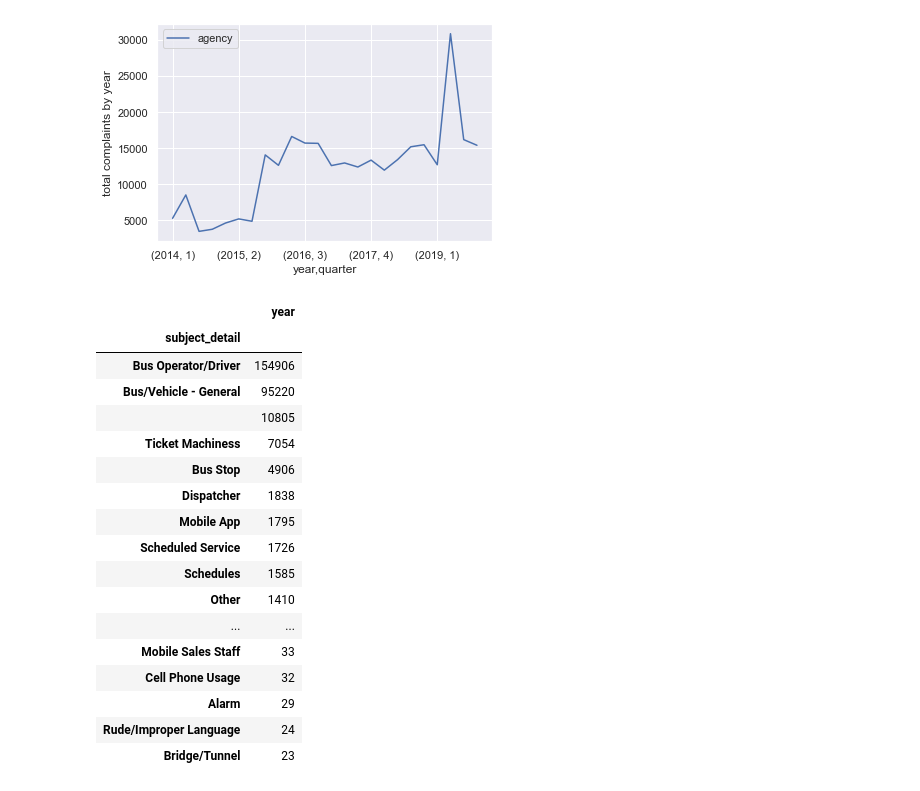
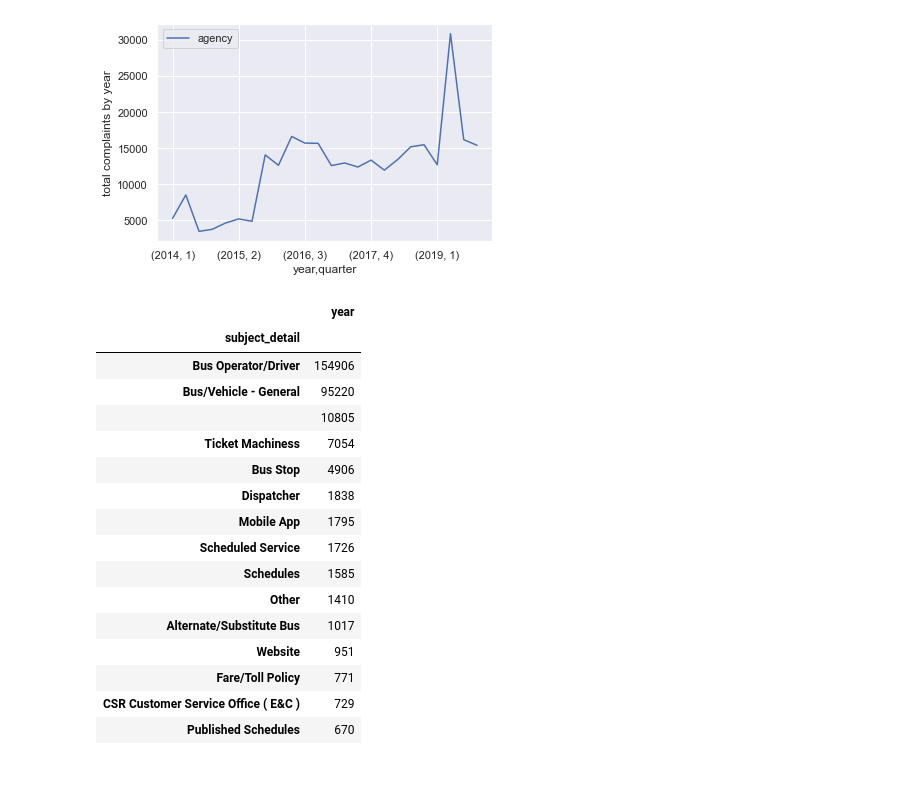
Before and after one commit to itzamnahuerta/mta_complaints, a Jupyter notebook: MTA_COMPLAINTS.ipynb, the cells around one changed output. Cells and saved outputs as stored; diff of their text form; code cells hidden in the pictures.

```diff
--- a/MTA_COMPLAINTS.ipynb
+++ b/MTA_COMPLAINTS.ipynb
@@ -535,26 +487,25 @@ plt.ylabel('total complaints by year');
 subject_detail_pv = pd.pivot_table(complaints_df,values="year", index='subject_detail', aggfunc='count')
 # %%
 subject_detail_pv = subject_detail_pv.sort_values('year', ascending=False)
-subject_detail_pv.head(55)
+subject_detail_pv.head(15)
 # %% [output]
 |  | year |
 | subject_detail |  |
 | Bus Operator/Driver | 154906 |
 | Bus/Vehicle - General | 95220 |
 |  | 10805 |
 | Ticket Machiness | 7054 |
 | Bus Stop | 4906 |
 | Dispatcher | 1838 |
 | Mobile App | 1795 |
 | Scheduled Service | 1726 |
 | Schedules | 1585 |
 | Other | 1410 |
-| ... | ... |
-| Mobile Sales Staff | 33 |
-| Cell Phone Usage | 32 |
-| Alarm | 29 |
-| Rude/Improper Language | 24 |
-| Bridge/Tunnel | 23 |
+| Alternate/Substitute Bus | 1017 |
+| Website | 951 |
+| Fare/Toll Policy | 771 |
+| CSR Customer Service Office ( E&C ) | 729 |
+| Published Schedules | 670 |
 # %%
 issue_detail_pv = pd.pivot_table(complaints_df,values="year", index='issue_detail', aggfunc='count')
 # %%
```
Also changed, not shown: parts of 27 cells of this notebook.
